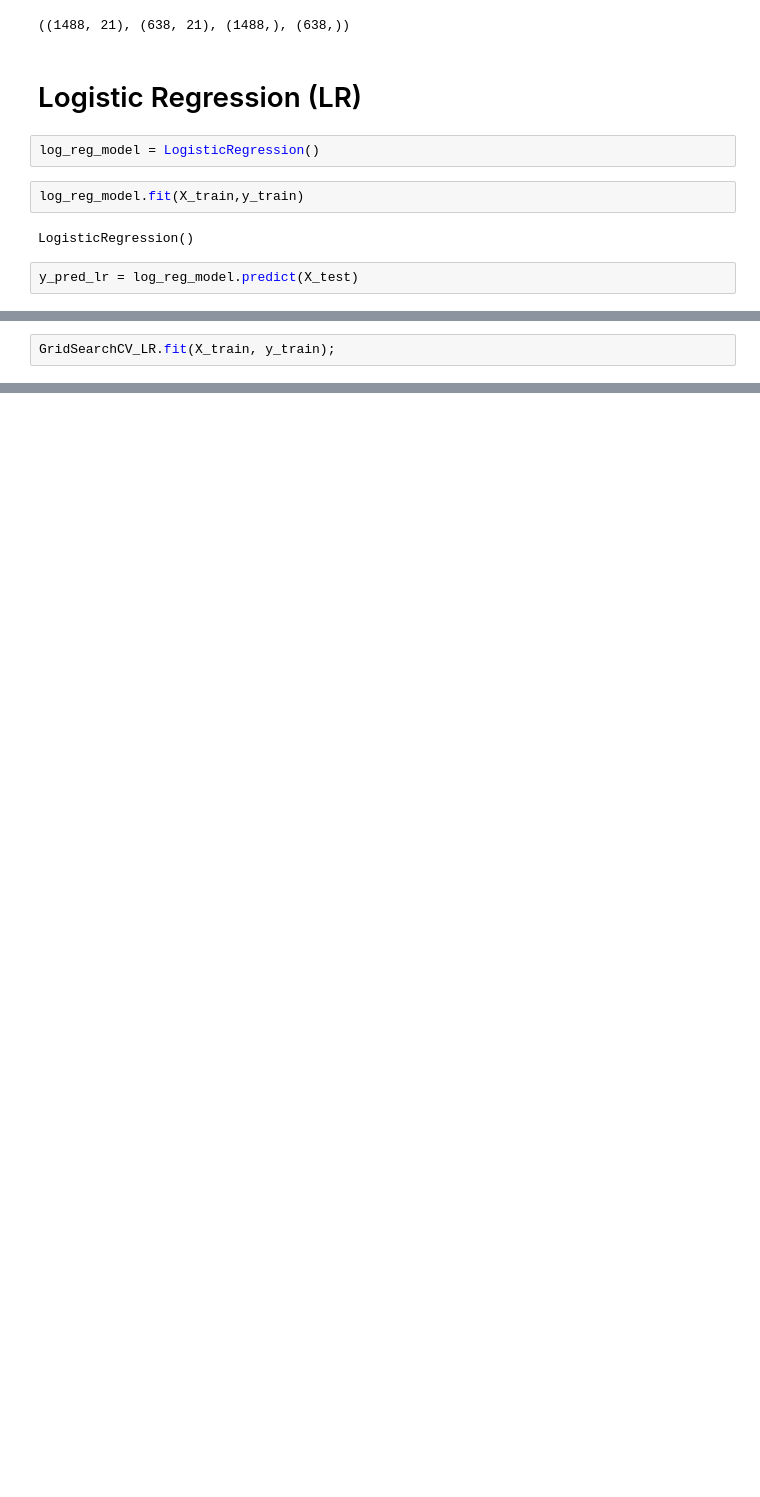
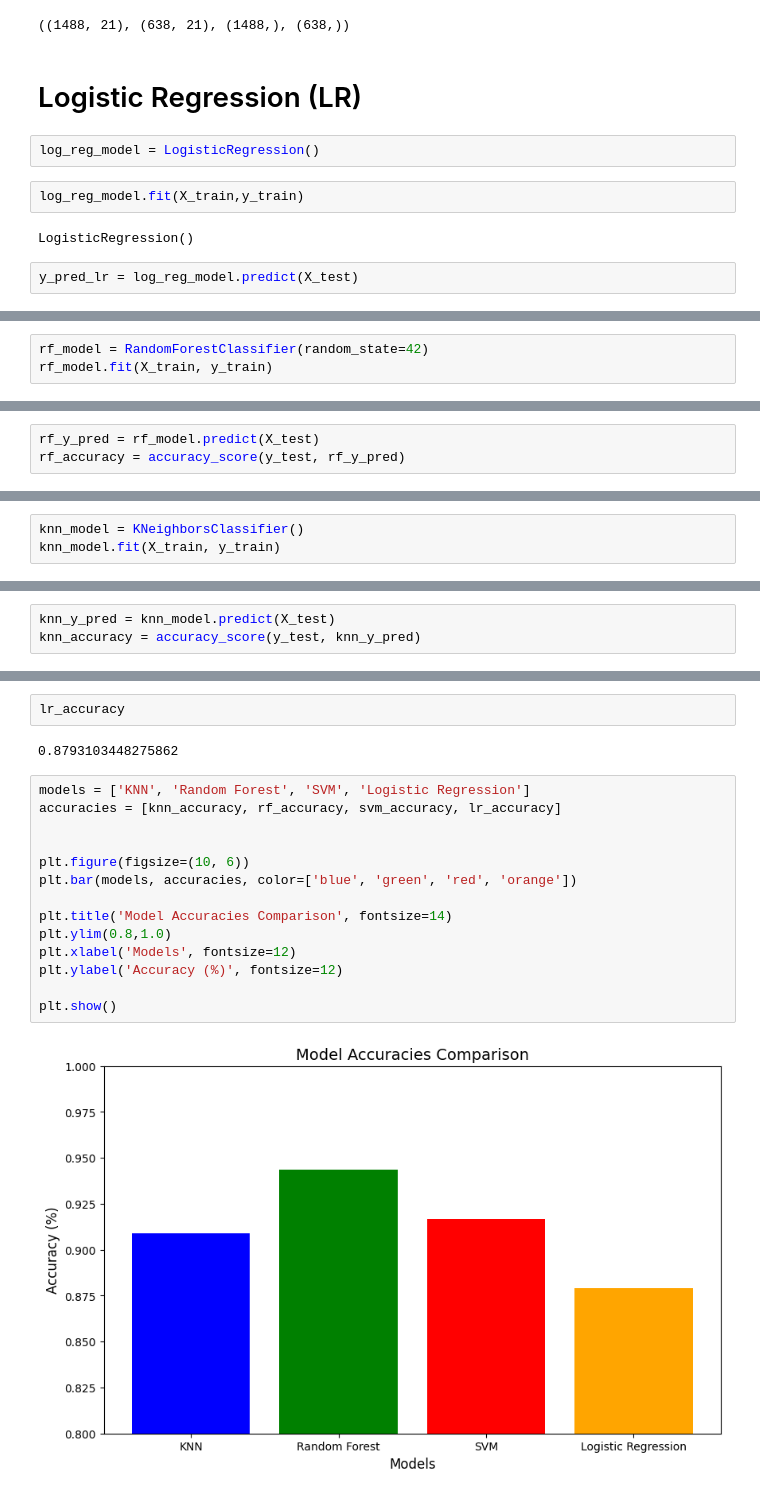
Before and after one commit to SakshyamStha/Fetal_Health_Classification, a Jupyter notebook: sg.ipynb, the cells around one changed output, grey strips where cells are left out. Cells and saved outputs as stored; diff of their text form; blank space fills up the shorter version.

```diff
--- a/sg.ipynb
+++ b/sg.ipynb
@@ -286,0 +306,3 @@ GridSearchCV_LR = GridSearchCV(estimator=linear_model.LogisticRegression(),
+# %%
+rf_model = RandomForestClassifier(random_state=42)
+rf_model.fit(X_train, y_train)
@@ -286,0 +311,3 @@ GridSearchCV_LR = GridSearchCV(estimator=linear_model.LogisticRegression(),
+# %%
+rf_y_pred = rf_model.predict(X_test)
+rf_accuracy = accuracy_score(y_test, rf_y_pred)
@@ -287,3 +334,4 @@ GridSearchCV_LR = GridSearchCV(estimator=linear_model.LogisticRegression(),
 # %%
-GridSearchCV_LR.fit(X_train, y_train);
+knn_model = KNeighborsClassifier()
+knn_model.fit(X_train, y_train)
 # %% [output]
@@ -306,0 +339,3 @@ Best score for LR model: 90.10000000000001%
+# %%
+knn_y_pred = knn_model.predict(X_test)
+knn_accuracy = accuracy_score(y_test, knn_y_pred)
@@ -306,0 +374,20 @@ Best score for LR model: 90.10000000000001%
+# %%
+lr_accuracy
+# %% [output]
+0.8793103448275862
+# %%
+models = ['KNN', 'Random Forest', 'SVM', 'Logistic Regression']
+accuracies = [knn_accuracy, rf_accuracy, svm_accuracy, lr_accuracy]
+
+
+plt.figure(figsize=(10, 6))
+plt.bar(models, accuracies, color=['blue', 'green', 'red', 'orange'])
+
+plt.title('Model Accuracies Comparison', fontsize=14)
+plt.ylim(0.8,1.0)
+plt.xlabel('Models', fontsize=12)
+plt.ylabel('Accuracy (%)', fontsize=12)
+
+plt.show()
+# %% [output]
+[figure, added]
```
Also changed, not shown: parts of 33 cells of this notebook.
